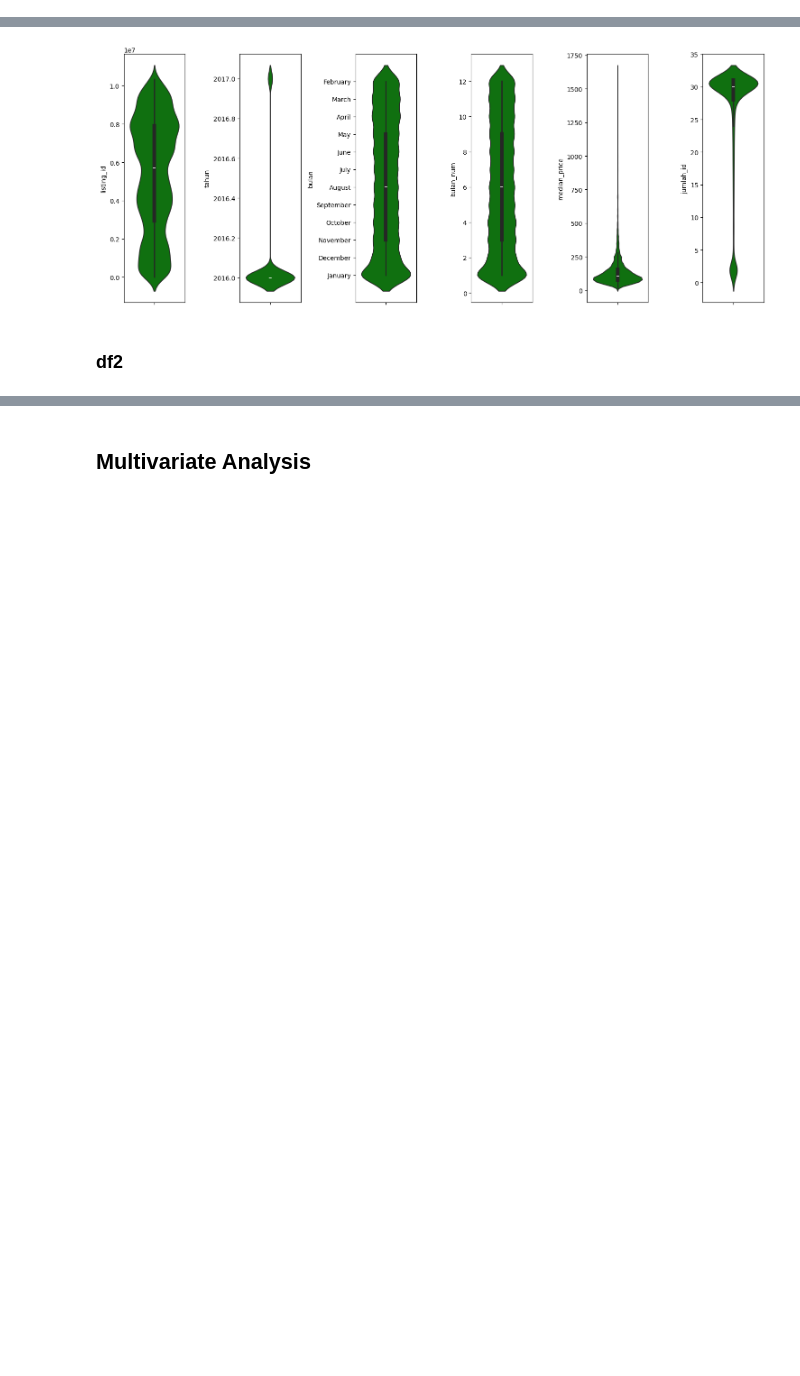
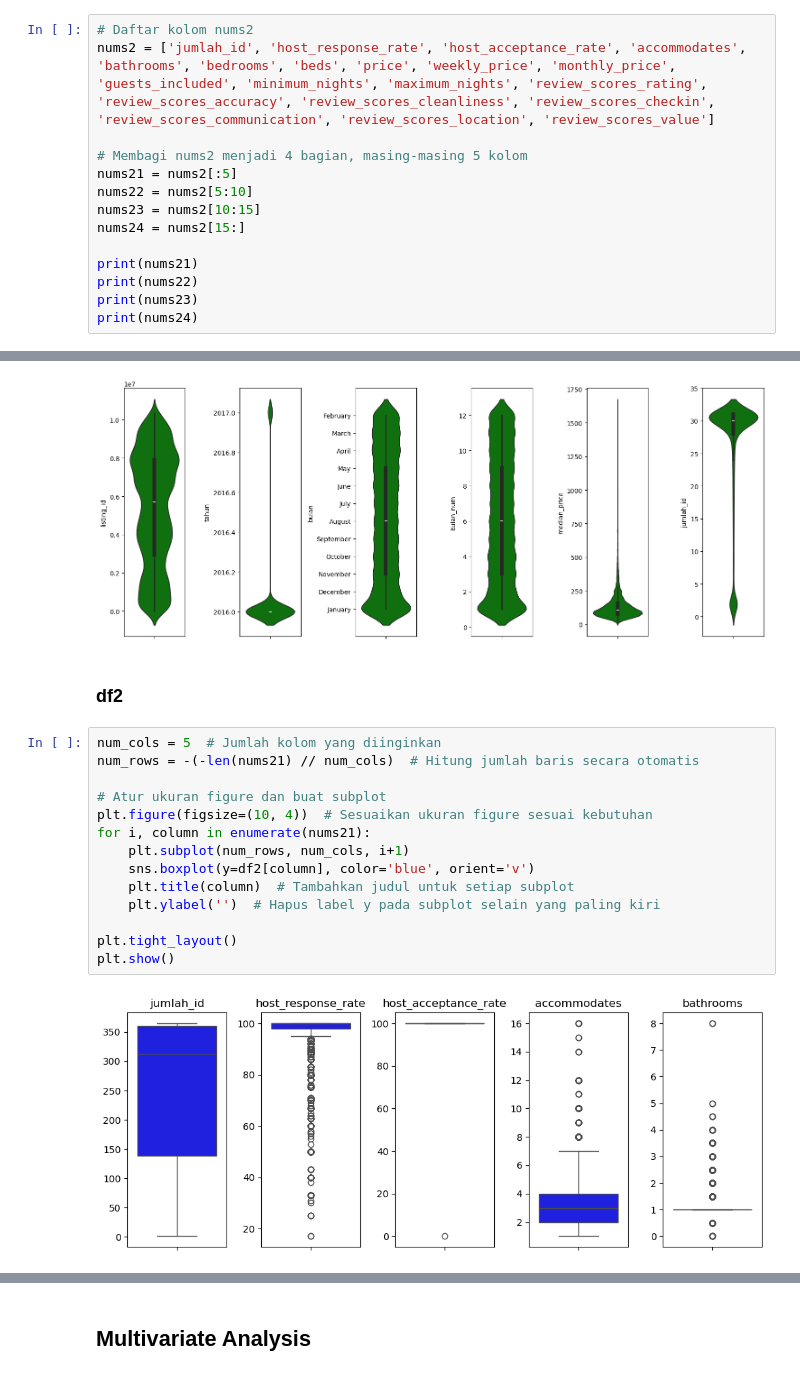
Before and after one commit to Podjan/ResNet2, a Jupyter notebook: Coding2.ipynb, the cells around one changed output, grey strips where cells are left out. Drawn from its saved outputs; the diff is of its cells as text; blank space fills up the shorter version.

```diff
--- a/Coding2.ipynb
+++ b/Coding2.ipynb
@@ -334,3 +334,18 @@ Kolom kategorikal (cats2):
 ['name', 'host_id', 'host_response_time', 'host_is_superhost', 'host_identity_verified', 'zipcode', 'latitude', 'longitude', 'is_location_exact', 'property_type', 'room_type', 'bed_type', 'instant_boo ...
 Kolom kategorikal (nums2):
 ['jumlah_id', 'host_response_rate', 'host_acceptance_rate', 'accommodates', 'bathrooms', 'bedrooms', 'beds', 'price', 'weekly_price', 'monthly_price', 'guests_included', 'minimum_nights', 'maximum_nig ...
+# %%
+# Daftar kolom nums2
+nums2 = ['jumlah_id', 'host_response_rate', 'host_acceptance_rate', 'accommodates', 'bathrooms', 'bedrooms', 'beds', 'price', 'weekly_price', 'monthly_price',
+'guests_included', 'minimum_nights', 'maximum_nights', 'review_scores_rating', 'review_scores_accuracy', 'review_scores_cleanliness', 'review_scores_checkin', 'review_scores_communication', 'review_scores_location', 'review_scores_value']
+
+# Membagi nums2 menjadi 4 bagian, masing-masing 5 kolom
+nums21 = nums2[:5]
+nums22 = nums2[5:10]
+nums23 = nums2[10:15]
+nums24 = nums2[15:]
+
+print(nums21)
+print(nums22)
+print(nums23)
+print(nums24)
@@ -387,3 +411,19 @@ plt.show()
 [figure]
 # %% [markdown]
 ### df2
+# %%
+num_cols = 5  # Jumlah kolom yang diinginkan
+num_rows = -(-len(nums21) // num_cols)  # Hitung jumlah baris secara otomatis
+
+# Atur ukuran figure dan buat subplot
+plt.figure(figsize=(10, 4))  # Sesuaikan ukuran figure sesuai kebutuhan
+for i, column in enumerate(nums21):
+    plt.subplot(num_rows, num_cols, i+1)
+    sns.boxplot(y=df2[column], color='blue', orient='v')
+    plt.title(column)  # Tambahkan judul untuk setiap subplot
+    plt.ylabel('')  # Hapus label y pada subplot selain yang paling kiri
+
+plt.tight_layout()
+plt.show()
+# %% [output]
+[figure, added]
```
Also changed, not shown: parts of 5 cells of this notebook, 1 other file.
